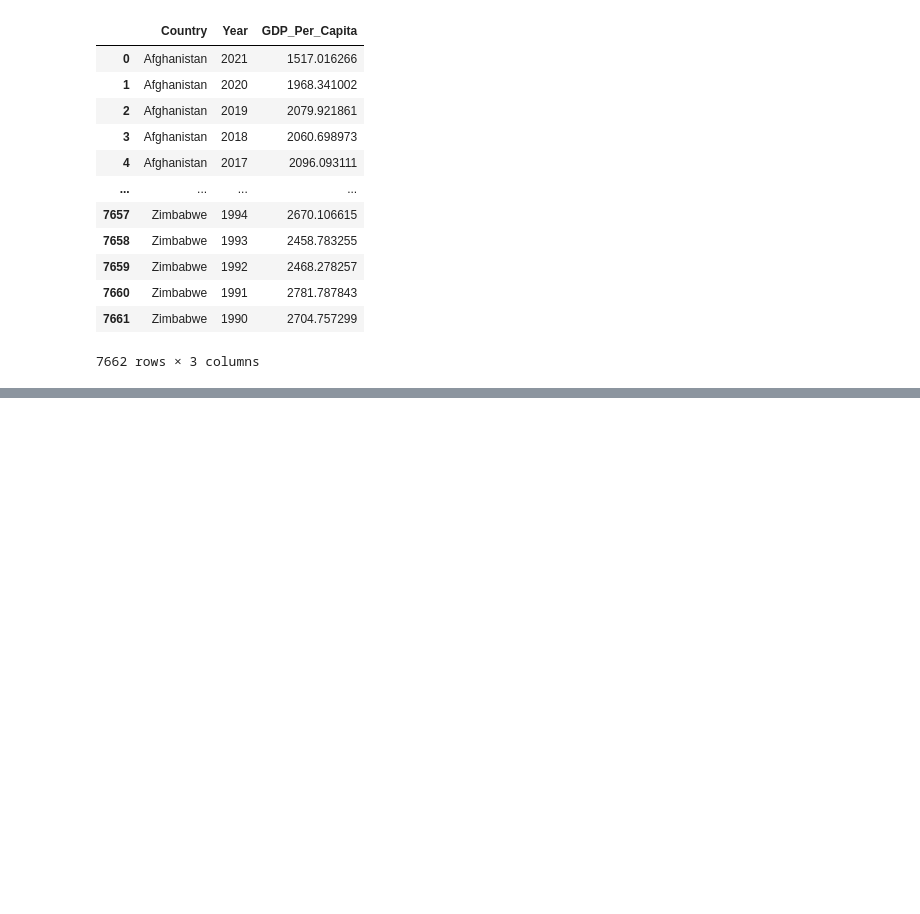
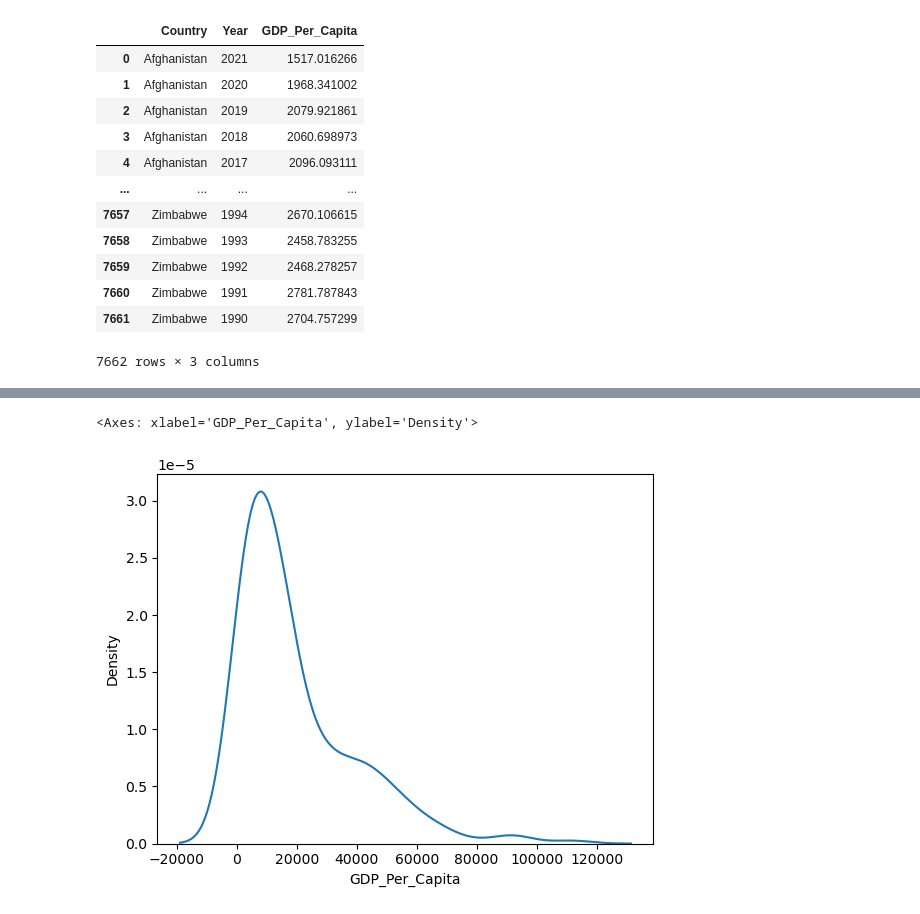
Before and after one commit to NSS-Full-Time-Data-Analytics-14/gdp-and-internet-usage-JaimeGarcia1998, a Jupyter notebook: Notebook/un_project.ipynb, the cells around one changed output, grey strips where cells are left out. Saved outputs shown, nothing was run; the diff lists cells and outputs as text; code cells hidden in the pictures; blank space fills up the shorter version.

```diff
--- a/Notebook/un_project.ipynb
+++ b/Notebook/un_project.ipynb
@@ -75,0 +105,5 @@ SyntaxError: invalid syntax (3477970855.py, line 1)
+# %%
+sns.kdeplot(single_gdp_df['GDP_Per_Capita'])
+# %% [output]
+<Axes: xlabel='GDP_Per_Capita', ylabel='Density'>
+[figure, added]
```
Also changed, not shown: parts of 18 cells of this notebook.
